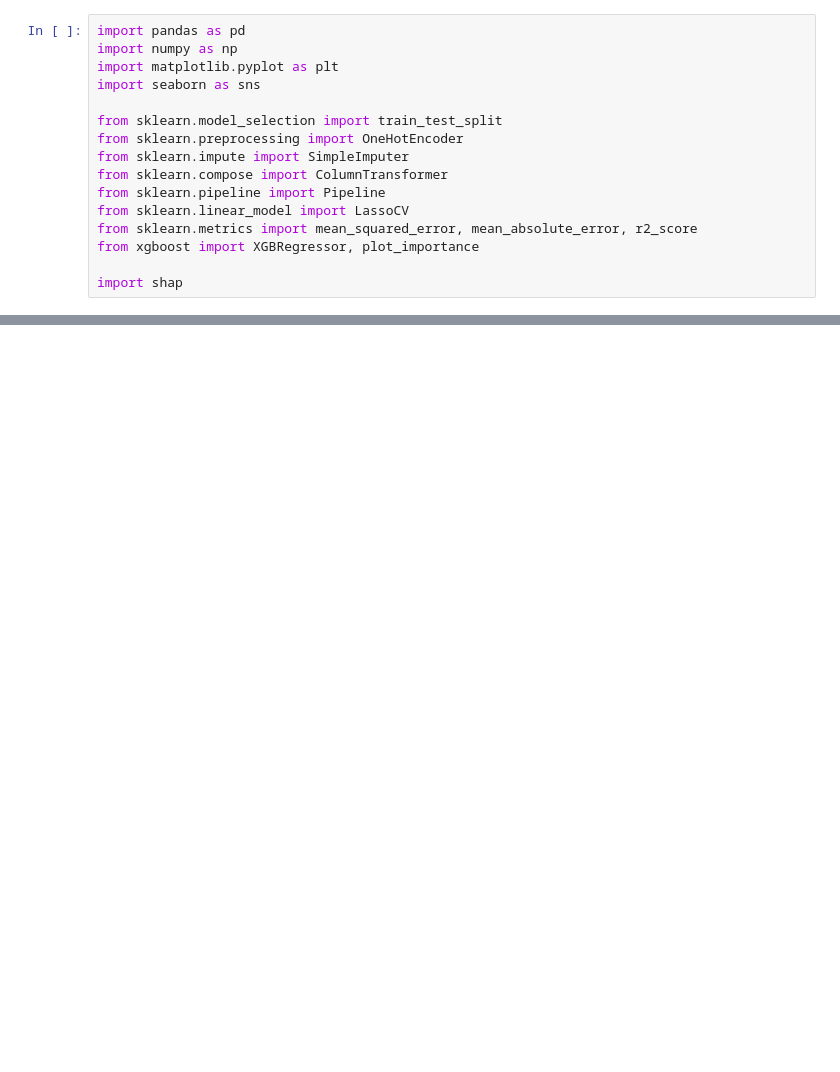
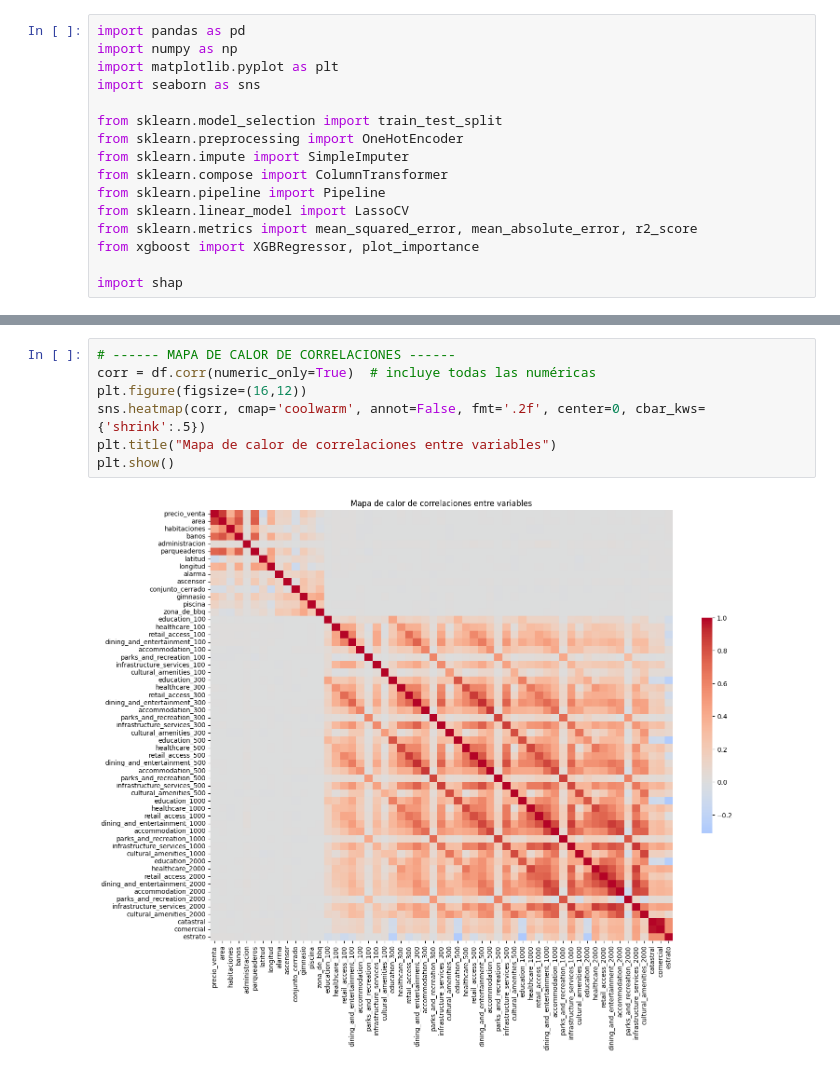
Before and after one commit to thordickinson/maestria-ia, a Jupyter notebook: indexador-py/notebooks/3.1.analisis_datos_aumentados.ipynb, the cells around one changed output, grey strips where cells are left out. Saved outputs shown, nothing was run; the diff lists cells and outputs as text; blank space fills up the shorter version.

```diff
--- a/indexador-py/notebooks/3.1.analisis_datos_aumentados.ipynb
+++ b/indexador-py/notebooks/3.1.analisis_datos_aumentados.ipynb
@@ -48,0 +62,9 @@ plt.show()
+# %%
+# ------ MAPA DE CALOR DE CORRELACIONES ------
+corr = df.corr(numeric_only=True)  # incluye todas las numéricas
+plt.figure(figsize=(16,12))
+sns.heatmap(corr, cmap='coolwarm', annot=False, fmt='.2f', center=0, cbar_kws={'shrink':.5})
+plt.title("Mapa de calor de correlaciones entre variables")
+plt.show()
+# %% [output]
+[figure, added]
```
Also changed, not shown: parts of 6 cells of this notebook, 13 other files.
